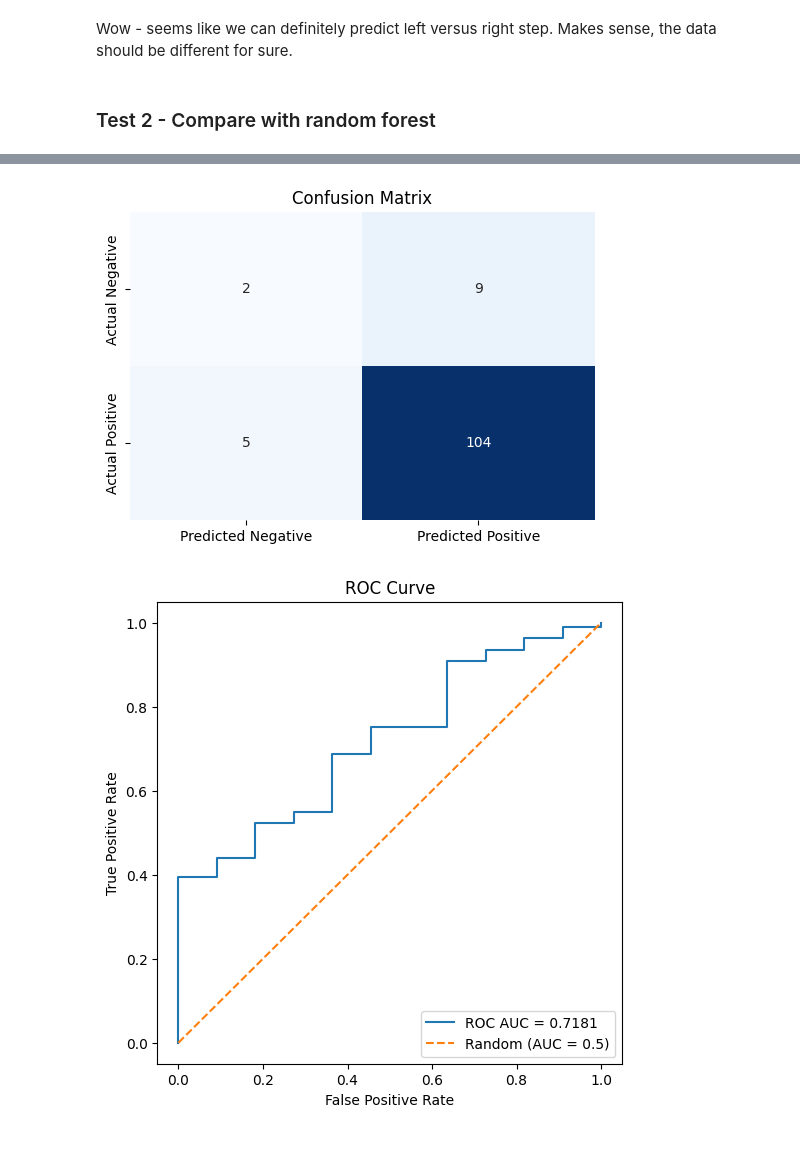
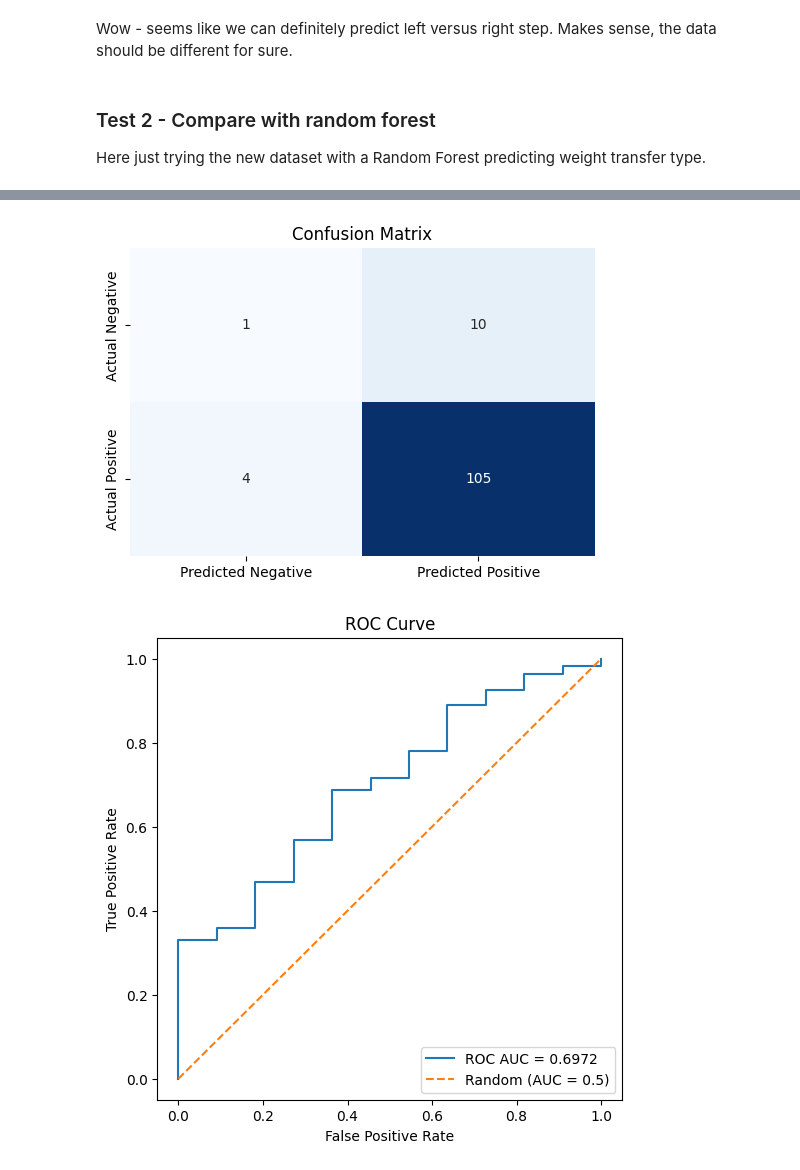
Before and after one commit to mrilikecoding/StreamPoseML, a Jupyter notebook: pose_parser/notebooks/gradient_boosting.ipynb, the cells around one changed output, grey strips where cells are left out. Drawn from its saved outputs; the diff is of its cells as text; code cells hidden in the pictures.

```diff
--- a/pose_parser/notebooks/gradient_boosting.ipynb
+++ b/pose_parser/notebooks/gradient_boosting.ipynb
@@ -333,8 +333,10 @@ weighted avg       0.94      0.93      0.93       120
 Wow - seems like we can definitely predict left versus right step. Makes sense, the data should be different for sure.
 # %% [markdown]
 ### Test 2 - Compare with random forest
+
+Here just trying the new dataset with a Random Forest predicting weight transfer type.
 # %%
-data_file = "../../data/annotated_videos/dataset_1679710901767607000.csv"
+data_file = "../../data/annotated_videos/pooled_angles_distances_full_examples.csv"
 column_whitelist = []
 
 # reload model builder class (iterating on it a lot)
@@ -364,8 +366,6 @@ param_dist = {
     "max_features": randint(4, 12),
 }
 rf_params = {
-    # "class_weight": "balanced_subsample",
-    # "class_weight": "balanced",
     "n_estimators": 600,
     "max_depth": 9,
     "max_leaf_nodes": 63,
@@ -394,2 +394,2 @@ weighted avg       0.86      0.88      0.87       120
-[figure, old version]
+[figure, new version]
-[figure, old version]
+[figure, new version]
```
Also changed, not shown: parts of 15 cells of this notebook, 2 other files.
